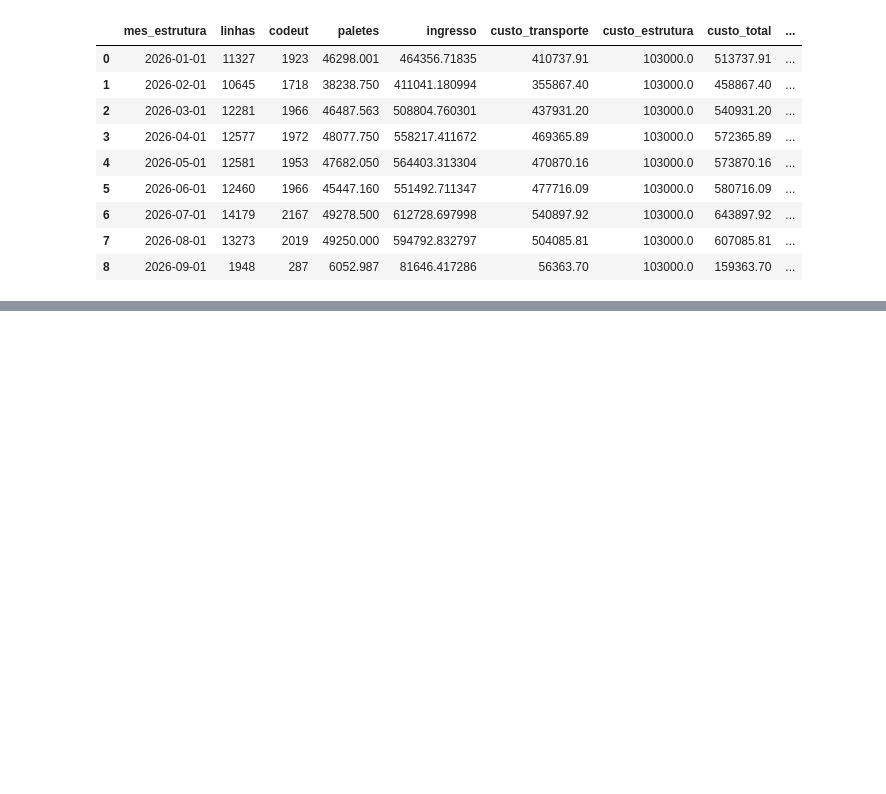
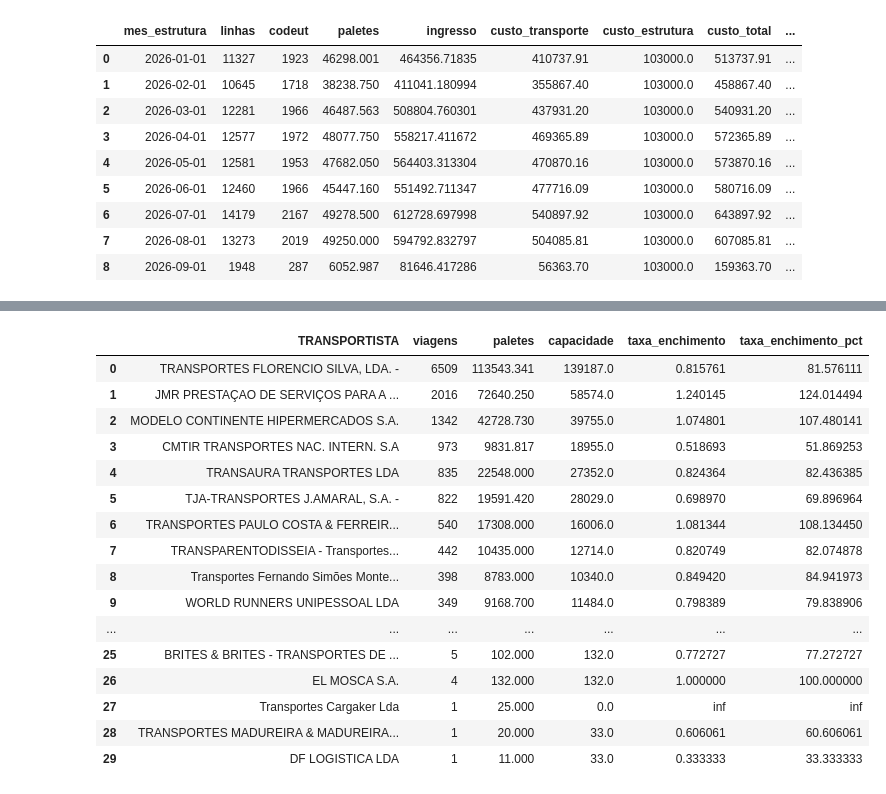
Before and after one commit to ruben-filipe-rocha/Salvesen, a Jupyter notebook: 02.Analise_Financeira/01_Fin_PBI_MAC_excel_V1_C.ipynb, the cells around one changed output, grey strips where cells are left out. Cells and saved outputs as stored; diff of their text form; code cells hidden in the pictures; blank space fills up the shorter version.

```diff
--- a/02.Analise_Financeira/01_Fin_PBI_MAC_excel_V1_C.ipynb
+++ b/02.Analise_Financeira/01_Fin_PBI_MAC_excel_V1_C.ipynb
@@ -2021,0 +2157,32 @@ validacao_parquet
+# %%
+# ==========================
+# 1. Ordenar por viagens
+# ==========================
+enchimento_por_transportista = (
+    enchimento_por_transportista
+    .sort_values(
+        ["viagens", "taxa_enchimento_pct"],
+        ascending=[False, False]
+    )
+    .reset_index(drop=True)
+)
+
+enchimento_por_transportista
+# %% [output]
+|  | TRANSPORTISTA | viagens | paletes | capacidade | taxa_enchimento | taxa_enchimento_pct |
+| 0 | TRANSPORTES FLORENCIO SILVA, LDA. - | 6509 | 113543.341 | 139187.0 | 0.815761 | 81.576111 |
+| 1 | JMR PRESTAÇAO DE SERVIÇOS PARA A ... | 2016 | 72640.250 | 58574.0 | 1.240145 | 124.014494 |
+| 2 | MODELO CONTINENTE HIPERMERCADOS S.A. | 1342 | 42728.730 | 39755.0 | 1.074801 | 107.480141 |
+| 3 | CMTIR TRANSPORTES NAC. INTERN. S.A | 973 | 9831.817 | 18955.0 | 0.518693 | 51.869253 |
+| 4 | TRANSAURA TRANSPORTES LDA | 835 | 22548.000 | 27352.0 | 0.824364 | 82.436385 |
+| 5 | TJA-TRANSPORTES J.AMARAL, S.A. - | 822 | 19591.420 | 28029.0 | 0.698970 | 69.896964 |
+| 6 | TRANSPORTES PAULO COSTA & FERREIR... | 540 | 17308.000 | 16006.0 | 1.081344 | 108.134450 |
+| 7 | TRANSPARENTODISSEIA - Transportes... | 442 | 10435.000 | 12714.0 | 0.820749 | 82.074878 |
+| 8 | Transportes Fernando Simões Monte... | 398 | 8783.000 | 10340.0 | 0.849420 | 84.941973 |
+| 9 | WORLD RUNNERS UNIPESSOAL LDA | 349 | 9168.700 | 11484.0 | 0.798389 | 79.838906 |
+| ... | ... | ... | ... | ... | ... | ... |
+| 25 | BRITES & BRITES - TRANSPORTES DE ... | 5 | 102.000 | 132.0 | 0.772727 | 77.272727 |
+| 26 | EL MOSCA S.A. | 4 | 132.000 | 132.0 | 1.000000 | 100.000000 |
+| 27 | Transportes Cargaker Lda | 1 | 25.000 | 0.0 | inf | inf |
+| 28 | TRANSPORTES MADUREIRA & MADUREIRA... | 1 | 20.000 | 33.0 | 0.606061 | 60.606061 |
+| 29 | DF LOGISTICA LDA | 1 | 11.000 | 33.0 | 0.333333 | 33.333333 |
```
Also changed, not shown: parts of 9 cells of this notebook, 2 other files.
